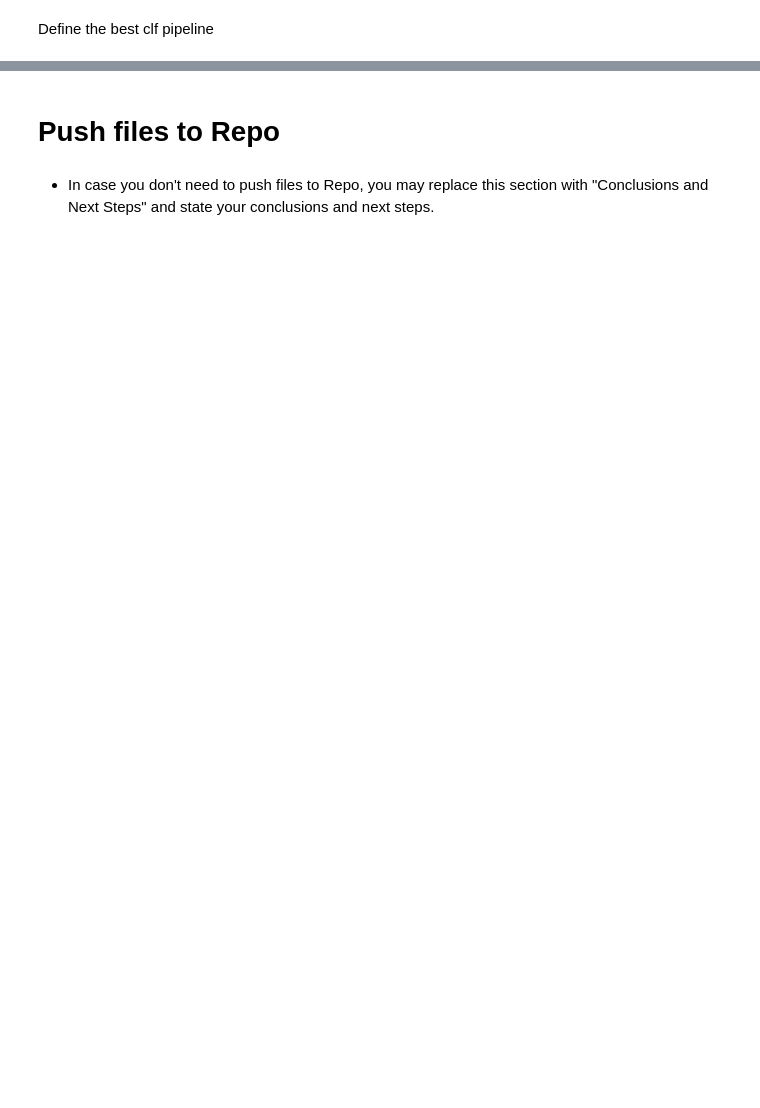
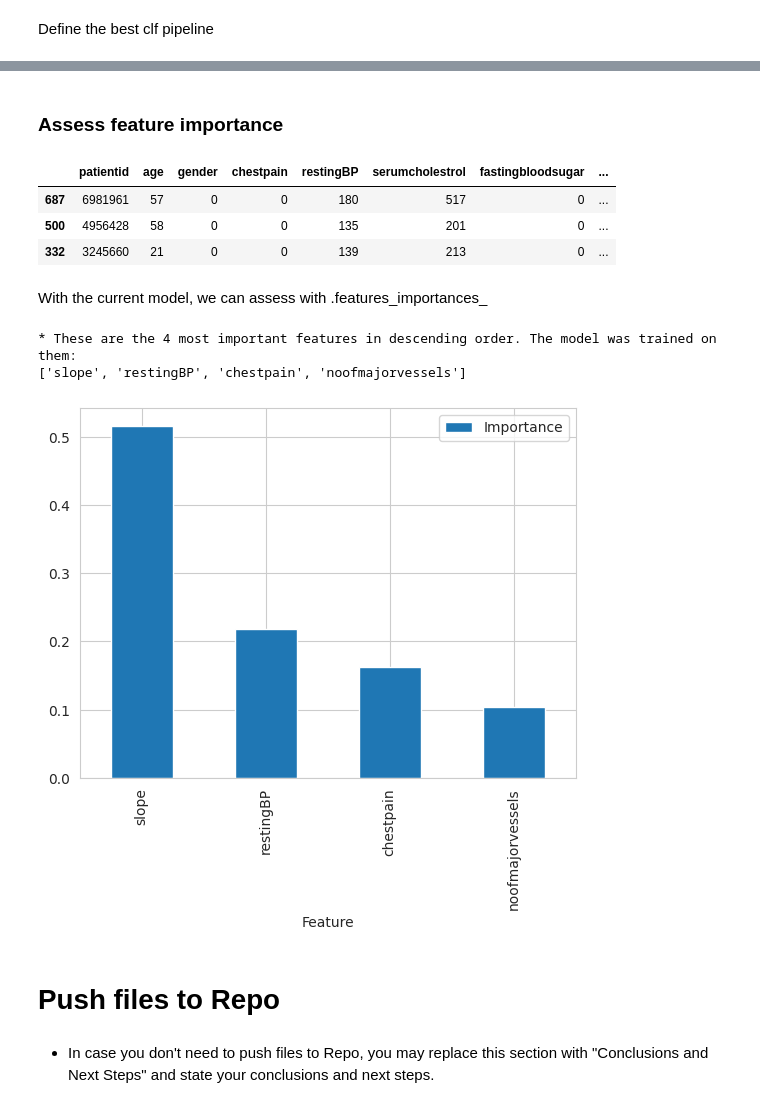
Before and after one commit to SimasJakubenas/cd-prediction-pp5, a Jupyter notebook: jupyter_notebooks/05 - Modelling and Evaluation.ipynb, the cells around one changed output, grey strips where cells are left out. Cells and saved outputs as stored; diff of their text form; code cells hidden in the pictures; blank space fills up the shorter version.

Commit message:
ADD: Hyperparameter and most important feature analysis

```diff
--- a/jupyter_notebooks/05 - Modelling and Evaluation.ipynb
+++ b/jupyter_notebooks/05 - Modelling and Evaluation.ipynb
@@ -389,3 +363,35 @@ Pipeline(steps=[('scaler', StandardScaler()),
+# %% [markdown]
+### Assess feature importance
+# %%
+X_train.head(3)
+# %% [output]
+|  | patientid | age | gender | chestpain | restingBP | serumcholestrol | fastingbloodsugar | ... |
+| 687 | 6981961 | 57 | 0 | 0 | 180 | 517 | 0 | ... |
+| 500 | 4956428 | 58 | 0 | 0 | 135 | 201 | 0 | ... |
+| 332 | 3245660 | 21 | 0 | 0 | 139 | 213 | 0 | ... |
+# %% [markdown]
+With the current model, we can assess with .features_importances_
+# %%
+# create DataFrame to display feature importance
+df_feature_importance = (pd.DataFrame(data={
+    'Feature': X_train.columns[pipeline_clf['feat_selection'].get_support()],
+    'Importance': pipeline_clf['model'].feature_importances_})
+    .sort_values(by='Importance', ascending=False)
+)
+
+# re-assign best_features order
+best_features = df_feature_importance['Feature'].to_list()
+
+# Most important features statement and plot
+print(f"* These are the {len(best_features)} most important features in descending order. "
+      f"The model was trained on them: \n{df_feature_importance['Feature'].to_list()}")
+
+df_feature_importance.plot(kind='bar', x='Feature', y='Importance')
+plt.show()
+# %% [output]
+* These are the 4 most important features in descending order. The model was trained on them:
+['slope', 'restingBP', 'chestpain', 'noofmajorvessels']
+[figure, added]
 # %% [markdown]
 # Push files to Repo
 # %% [markdown]
```
Also changed, not shown: parts of 7 cells of this notebook, 1 other file.
